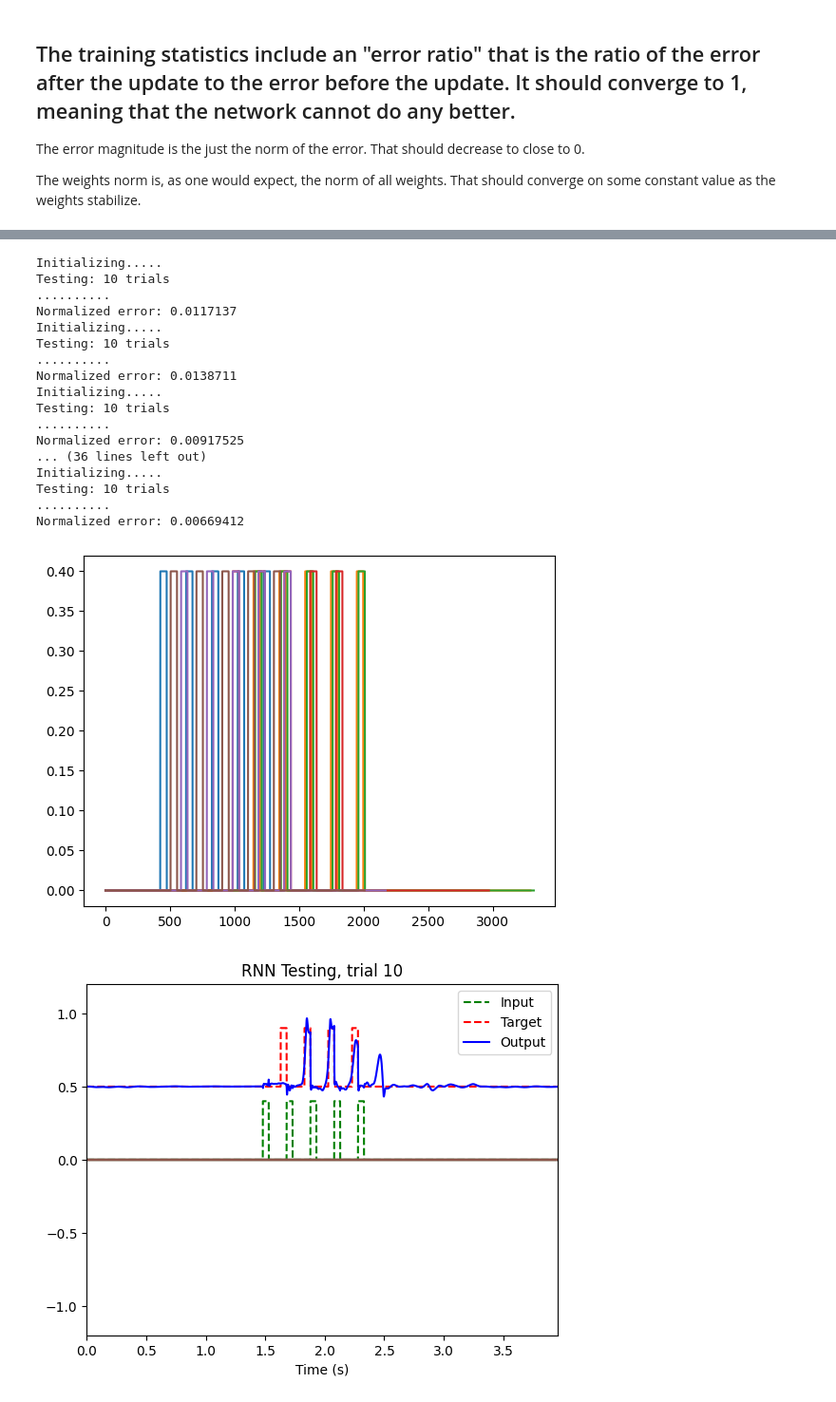
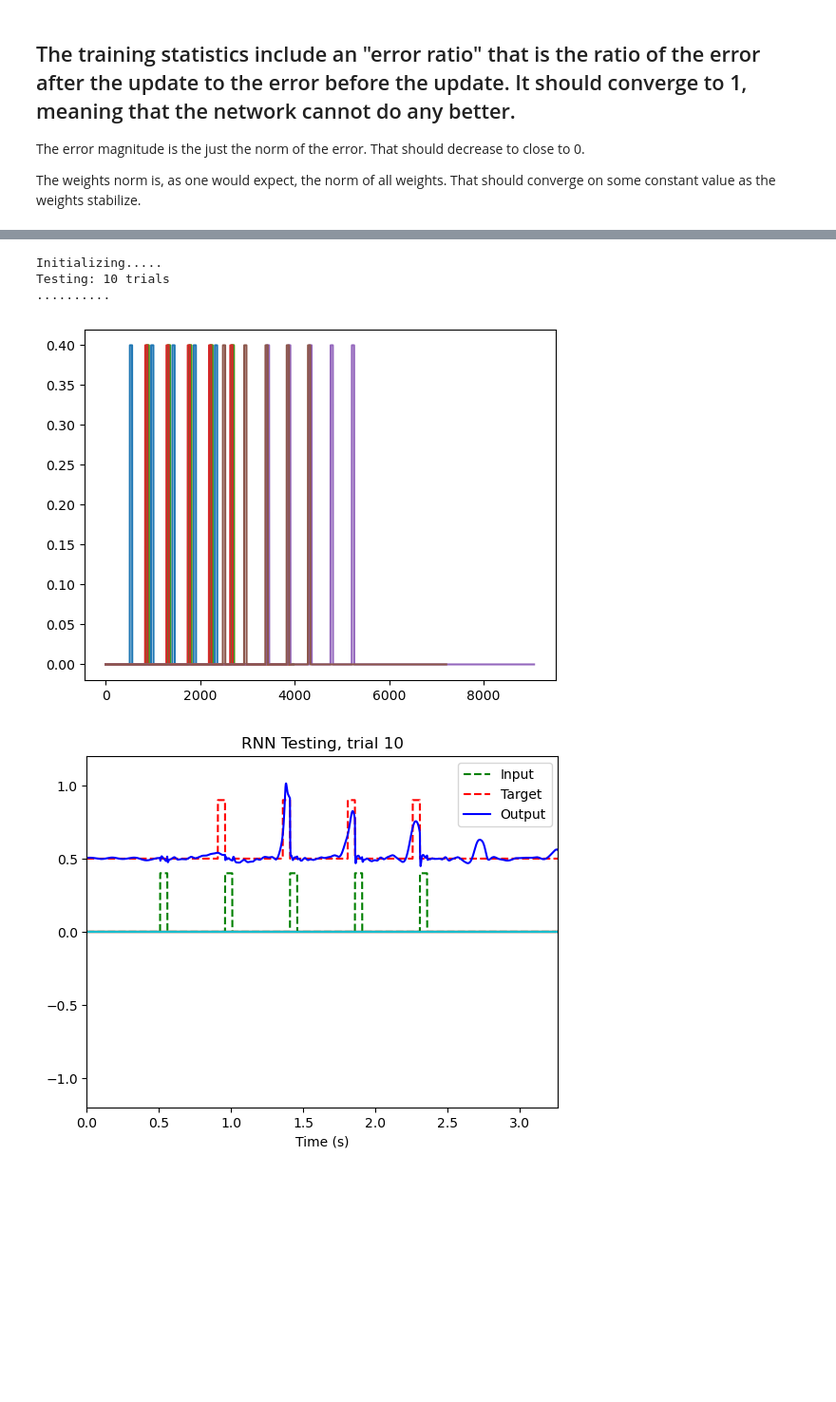
Before and after one commit to METRElab/Full_Force_Pulse_Prediction, a Jupyter notebook: Full-Force-Pulse-Prediction.ipynb, the cells around one changed output, grey strips where cells are left out. Shown at 95% size. Cells and saved outputs as stored; diff of their text form; code cells hidden in the pictures; blank space fills up the shorter version.

Commit message:
2 week update
- 2 models for late and early
- Error-plot-test plots error vs period for model16-20-20-0.5
- General edits
- seperate notebook to train models

```diff
--- a/Full-Force-Pulse-Prediction.ipynb
+++ b/Full-Force-Pulse-Prediction.ipynb
@@ -60,13 +60,10 @@ import numpy as np
 import matplotlib.pyplot as plt
 import time
 
-
 def random_pulses(dt, showplots = 0):
-    ''' Function used to set period for training purposes and call the function to generate pulses. 5 pulses, random period (0-1.0) '''
-
     n_events = 5
     hint = 'nohint'
-    #period = 0.5+.25*2*(np.random.uniform()-.5);
+    #period = 0.5+.15*2*(np.random.uniform()-.5);
     period = np.random.uniform()
     ITIb = 0.7 #min. ITI time
     ITIl = 2.0 #mean ITI time
@@ -82,7 +79,6 @@ def random_pulses(dt, showplots = 0):
     return fin, fout, fhint
 
 def trial_pulse_prediction(dt, period, n_events, ITI, hint):
-    ''' Function used to actually generate the pulses outputed as Fin, timeshifted target ouput is Fout'''
     output_offset = -0.5
     pulse_width = 0.05 # 0.05
     pulse_height = 0.02 / pulse_width
@@ -102,6 +98,16 @@ def trial_pulse_prediction(dt, period, n_events, ITI, hint):
 
     fin[ timepoints < ITI/2 ,0] = 0
     fin[ timepoints > ITI/2 + period*n_events,0] = 0
+
+    a = np.where(fin != 0)
+
+    a = np.array_split(a[0],5)
+
+
+    #concatenate with time delay
+    idx = a[4][0]
+    fin = np.concatenate((fin[:idx], np.zeros((200, 1)), fin[idx:]), axis=0)
+    fin = fin[:-200]
     plt.plot(fin)
 
     fout = fin - output_offset
@@ -113,13 +119,13 @@ def trial_pulse_prediction(dt, period, n_events, ITI, hint):
     fhint = np.zeros(fin.shape)
 
 
+
     return fin, fout, fhint
 
 random_pulses(dt=0.001,showplots=1)
 
 
 def specific_pulse(dt, showplots = 0, period = 0.4):
-    ''' Almost identical to the random period function, used to test the model by using specfic period inputs'''
     n_events = 5
     hint = 'nohint'
     #period = 0.7
@@ -209,32 +342,26 @@ plt.show()
 # %%
 import pickle
+import FF_Demo
+
 loaded_model = pickle.load(open("model16-2000-full-period-20-20-0.5",'rb'))
 error_to_plot = []
-for item in np.arange(0.2,0.8,0.05):
-    x = loaded_model.test(specific_pulse, period = item)
-    error_to_plot.append(x[0][0])
 
-plt.figure()
-plt.plot(np.arange(0.2,0.8,0.05), error_to_plot)
-plt.show()
+#for item in np.arange(0.2,0.8,0.05):
+#    x= loaded_model.test(specific_pulse, period = item)
+    #error_to_plot.append(x[0][0])
+
+x = loaded_model.test(specific_pulse, period = 0.45)
+
+
+
+#plt.figure()
+#print(x[0][1])
+#plt.plot(x)
+#plt.show()
 #print(error_to_plot)
 # %% [output]
 Initializing.....
 Testing: 10 trials
 ..........
-Normalized error: 0.0117137
-Initializing.....
-Testing: 10 trials
-..........
-Normalized error: 0.0138711
-Initializing.....
-Testing: 10 trials
-..........
-Normalized error: 0.00917525
-... (36 lines left out)
-Initializing.....
-Testing: 10 trials
-..........
-Normalized error: 0.00669412
-[figure, old version]
+[figure, new version]
-[figure, old version]
+[figure, new version]
```
Also changed, not shown: parts of 12 cells of this notebook, 5 other files.
